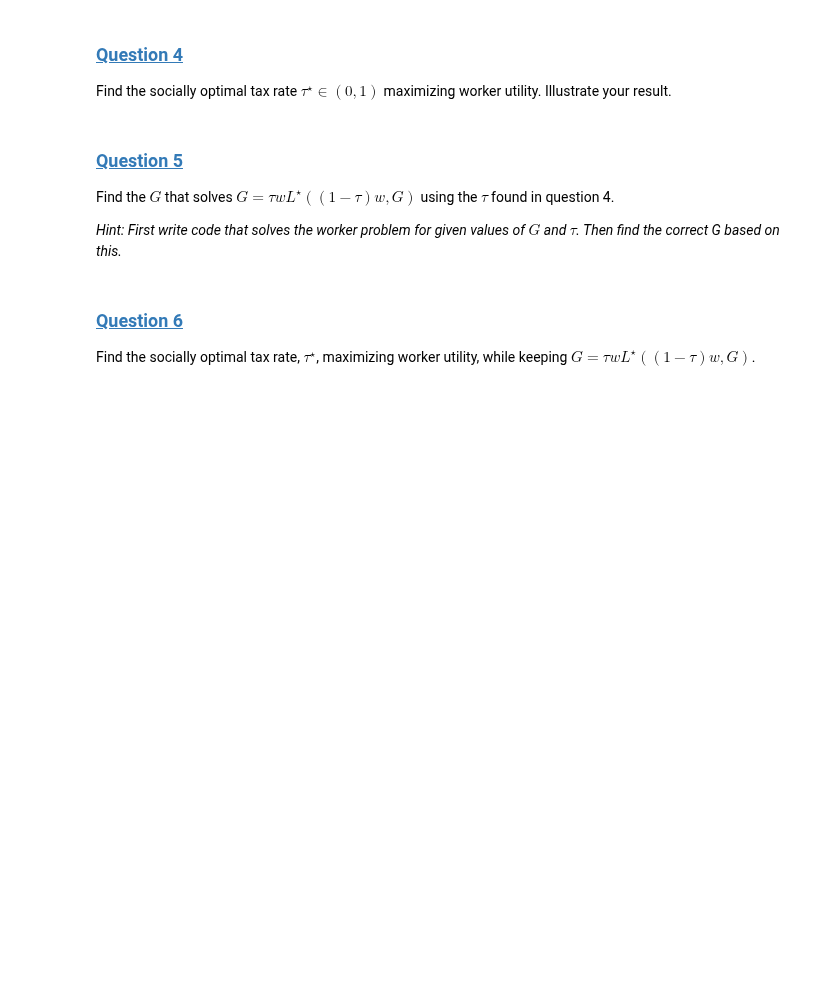
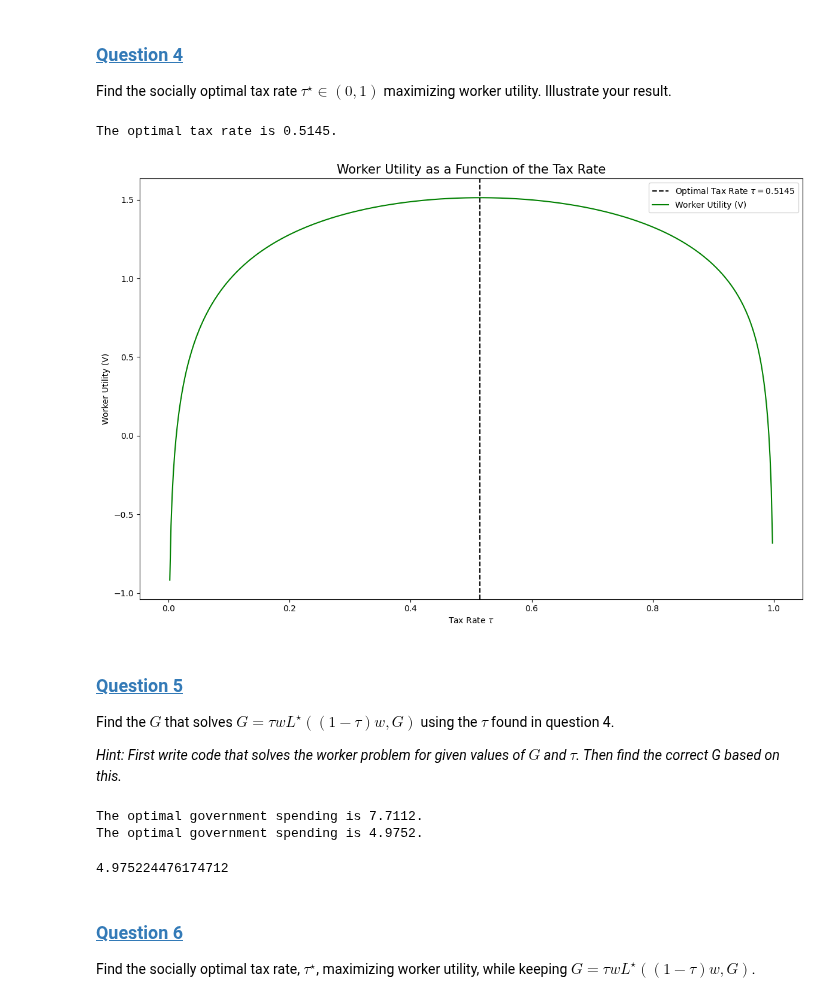
Before and after one commit to NumEconCopenhagen/projects-2023-valros, a Jupyter notebook: examproject/examproject.ipynb, the cells around one changed output. Drawn from its saved outputs; the diff is of its cells as text; code cells hidden in the pictures; blank space fills up the shorter version.

```diff
--- a/examproject/examproject.ipynb
+++ b/examproject/examproject.ipynb
@@ -135,12 +135,24 @@ tax.tax_plot()
 ### <a id='toc1_2_4_'></a>[Question 4](#toc0_)
 
 Find the socially optimal tax rate $\tau^{\star}\in(0,1)$ maximizing worker utility. Illustrate your result.
+# %%
+opt_tax = tax.optimal_tax(do_print = True, do_plot=True)
+# %% [output]
+The optimal tax rate is 0.5145.
+[figure, added]
 # %% [markdown]
 ### <a id='toc1_2_5_'></a>[Question 5](#toc0_)
 
 Find the $G$ that solves $G = \tau w L^{\star}((1-\tau)w,G)$ using the $\tau$ found in question 4.
 
 *Hint: First write code that solves the worker problem for given values of $G$ and $\tau$. Then find the correct G based on this.*
+# %%
+tax.gov_opt(1.001, 1.001, opt_tax, do_print=True)
+tax.gov_opt(1.5, 1.5, opt_tax, do_print=True)
+# %% [output]
+The optimal government spending is 7.7112.
+The optimal government spending is 4.9752.
+4.975224476174712
 # %% [markdown]
 ### <a id='toc1_2_6_'></a>[Question 6](#toc0_)
 
```
Also changed, not shown: parts of 1 cell of this notebook.
